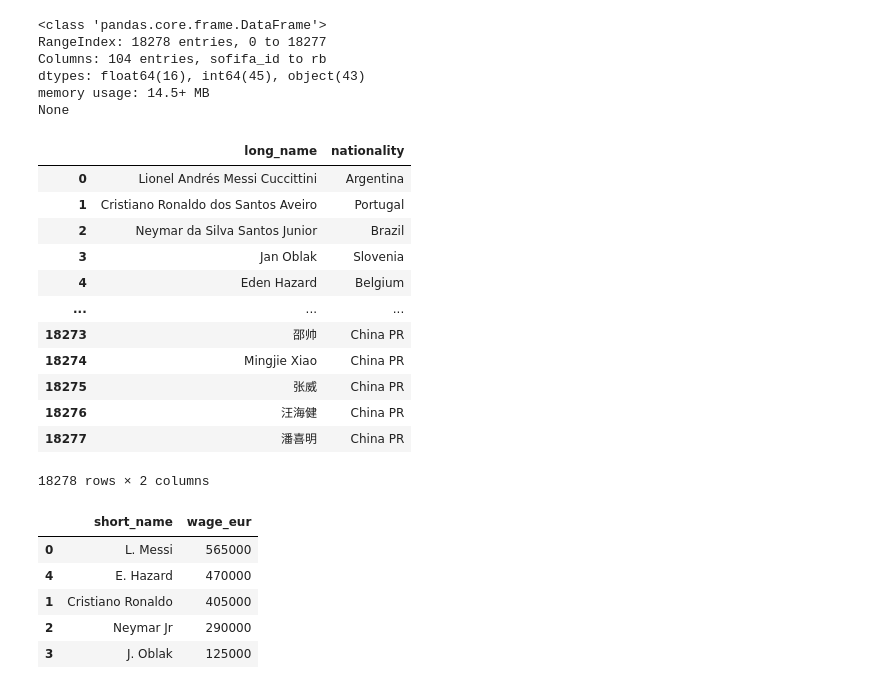
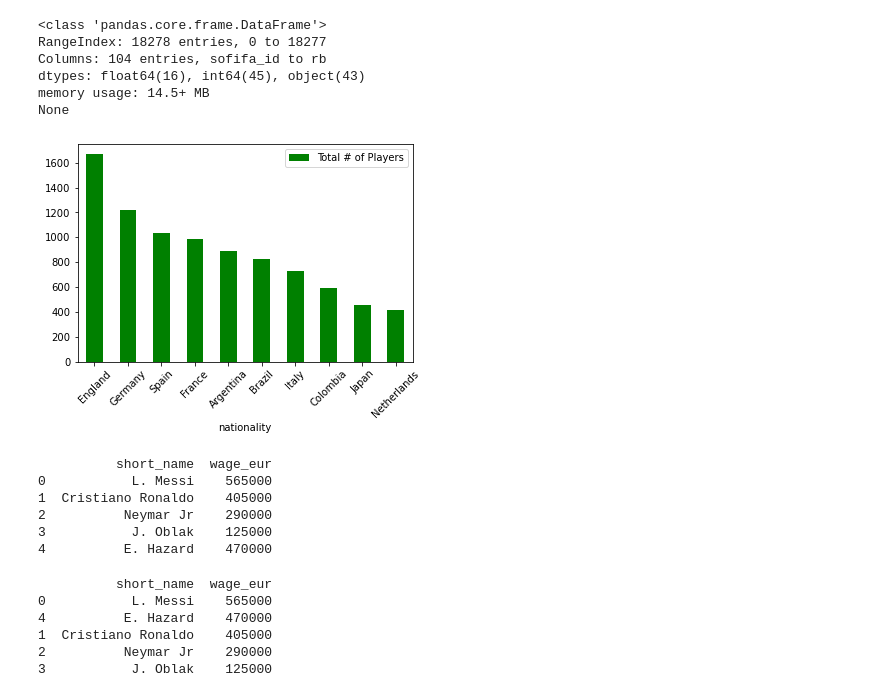
Before and after one commit to Jrowez/JUMPlus-dataProject1, a Jupyter notebook: dataProject1.ipynb, the cells around one changed output. Saved outputs shown, nothing was run; the diff lists cells and outputs as text; code cells hidden in the pictures.

```diff
--- a/dataProject1.ipynb
+++ b/dataProject1.ipynb
@@ -71,37 +74,36 @@ None
 # %%
 # 4. Show number of players and their countries.
 
-df[['long_name','nationality']]
+totalPlayers = df[['nationality','short_name']].groupby(['nationality']).size().reset_index(name='Total # of Players')
-# %% [output]
-|  | long_name | nationality |
-| 0 | Lionel Andrés Messi Cuccittini | Argentina |
-| 1 | Cristiano Ronaldo dos Santos Aveiro | Portugal |
-| 2 | Neymar da Silva Santos Junior | Brazil |
-| 3 | Jan Oblak | Slovenia |
-| 4 | Eden Hazard | Belgium |
-| ... | ... | ... |
-| 18273 | 邵帅 | China PR |
-| 18274 | Mingjie Xiao | China PR |
-| 18275 | 张威 | China PR |
-| 18276 | 汪海健 | China PR |
-| 18277 | 潘喜明 | China PR |
-18278 rows × 2 columns
 # %%
 # 5. If you find many records in point 4 then show only top 10 countries and their number of players.
+totalPlayers10 = totalPlayers.sort_values('Total # of Players', ascending=False).head(10)
 # %%
 # 6. Now you have to create a bar plot of top 5 countries and their number of players, try to fill green color in bars.
+
+totalPlayers_plot = totalPlayers10.plot.bar(x='nationality', y='Total # of Players', rot=45, color='green')
+# %% [output]
+[figure, added]
 # %%
 # 7. Show top 5 players short name and wages.
 players = df[['short_name', 'wage_eur']].head()
+print(players)
+# %% [output]
+          short_name  wage_eur
+0           L. Messi    565000
+1  Cristiano Ronaldo    405000
+2          Neymar Jr    290000
+3           J. Oblak    125000
+4          E. Hazard    470000
 # %%
 # 8. Show top 5 players short name and wages that are getting highest salaries.
-players.sort_values(by='wage_eur', ascending=False).head()
+print(players.sort_values(by='wage_eur', ascending=False).head())
 # %% [output]
-|  | short_name | wage_eur |
-| 0 | L. Messi | 565000 |
-| 4 | E. Hazard | 470000 |
-| 1 | Cristiano Ronaldo | 405000 |
-| 2 | Neymar Jr | 290000 |
-| 3 | J. Oblak | 125000 |
+          short_name  wage_eur
+0           L. Messi    565000
+4          E. Hazard    470000
+1  Cristiano Ronaldo    405000
+2          Neymar Jr    290000
+3           J. Oblak    125000
 # %%
 # 9. Create a bar plot of point number 8.
```
Also changed, not shown: parts of 4 cells of this notebook.
